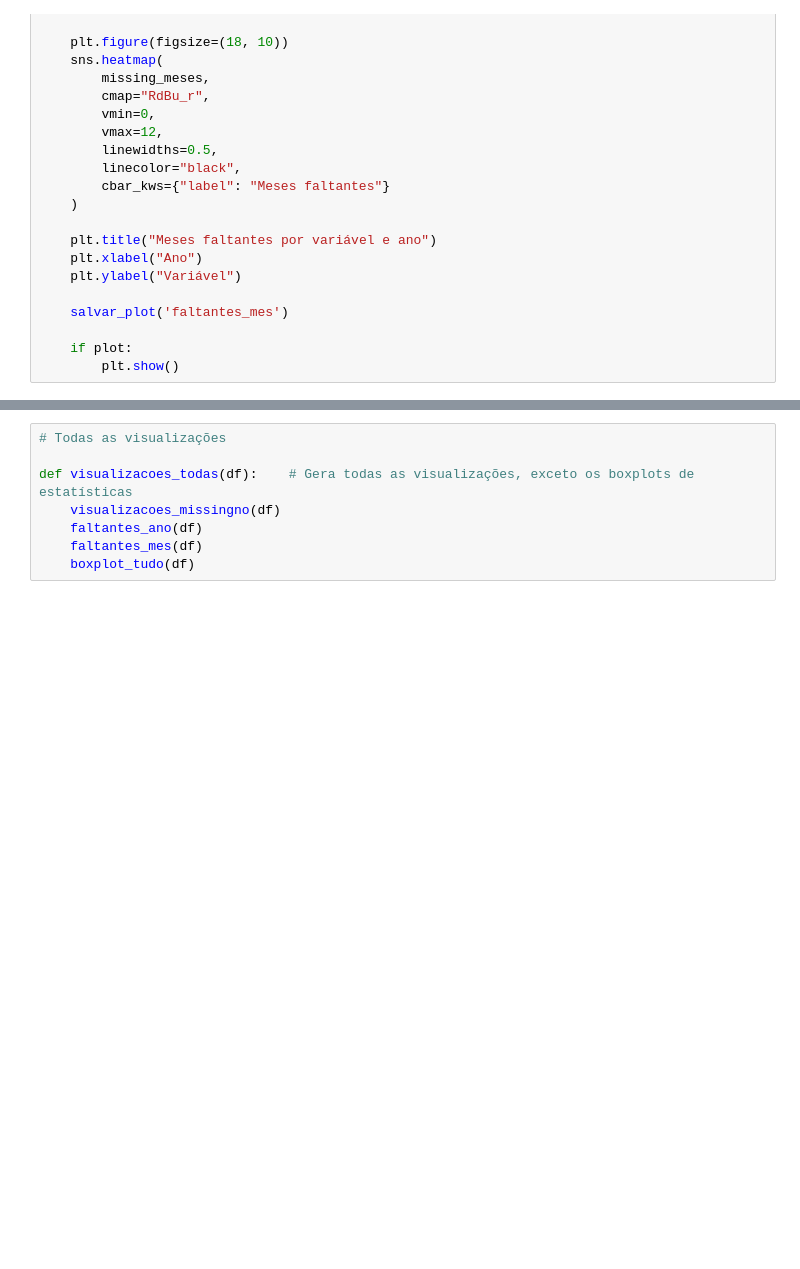
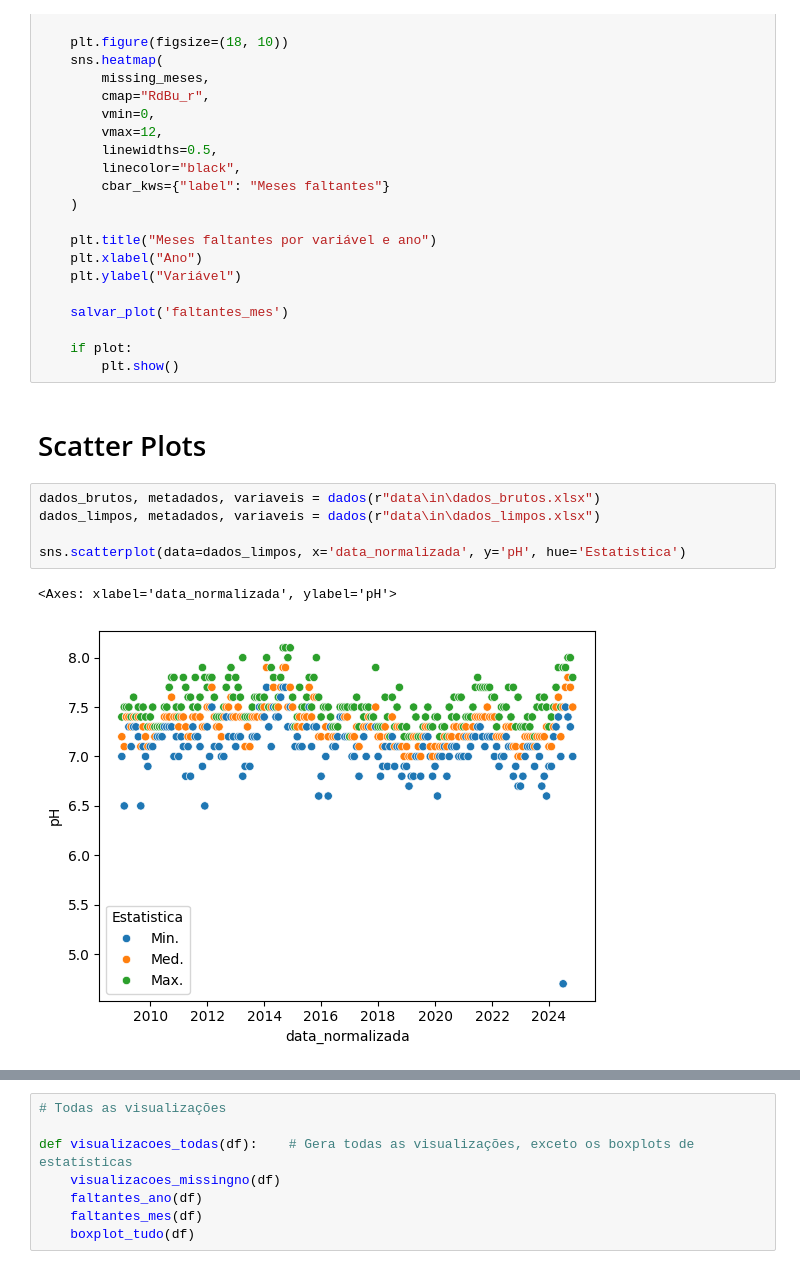
Before and after one commit to Guilherme-Betta/IC2, a Jupyter notebook: jupyter_notebooks/visualizacoes.ipynb, the cells around one changed output, grey strips where cells are left out. Saved outputs shown, nothing was run; the diff lists cells and outputs as text; blank space fills up the shorter version.

Commit message:
Visualizacoes
Trabalho na adição de scatterplots e matrizes (heatmaps) de correlação

```diff
--- a/jupyter_notebooks/visualizacoes.ipynb
+++ b/jupyter_notebooks/visualizacoes.ipynb
@@ -239,3 +234,13 @@ def faltantes_mes(df, plot=False):
 
     if plot:
         plt.show()
+# %% [markdown]
+# Scatter Plots
+# %%
+dados_brutos, metadados, variaveis = dados(r"data\in\dados_brutos.xlsx")
+dados_limpos, metadados, variaveis = dados(r"data\in\dados_limpos.xlsx")
+
+sns.scatterplot(data=dados_limpos, x='data_normalizada', y='pH', hue='Estatistica')
+# %% [output]
+<Axes: xlabel='data_normalizada', ylabel='pH'>
+[figure, added]
```
Also changed, not shown: parts of 10 cells of this notebook.
